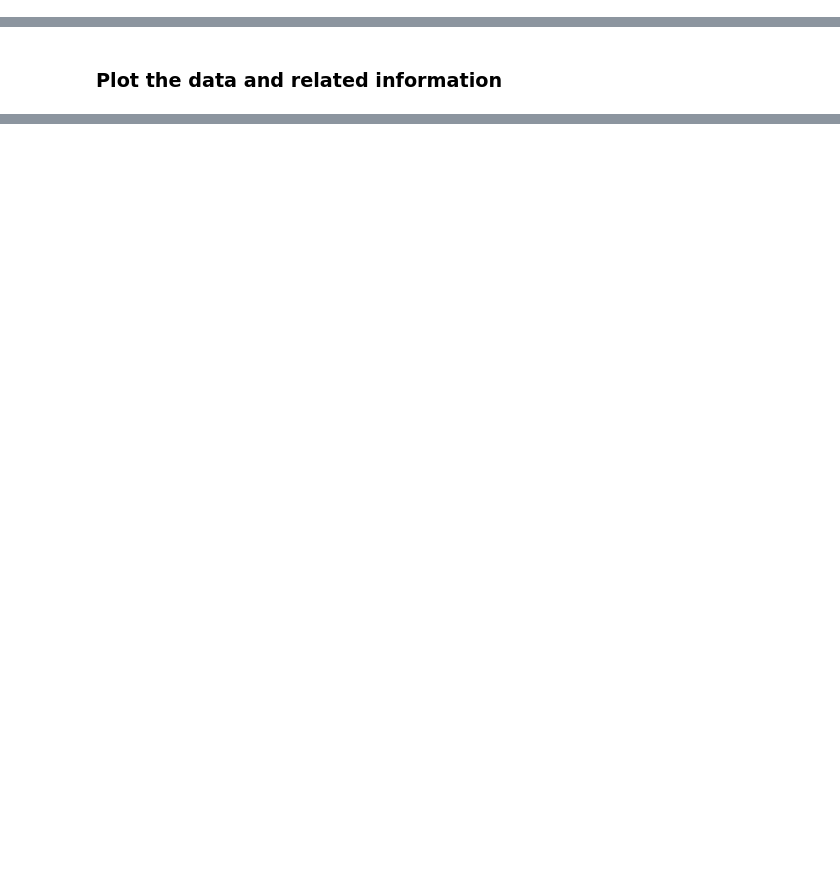
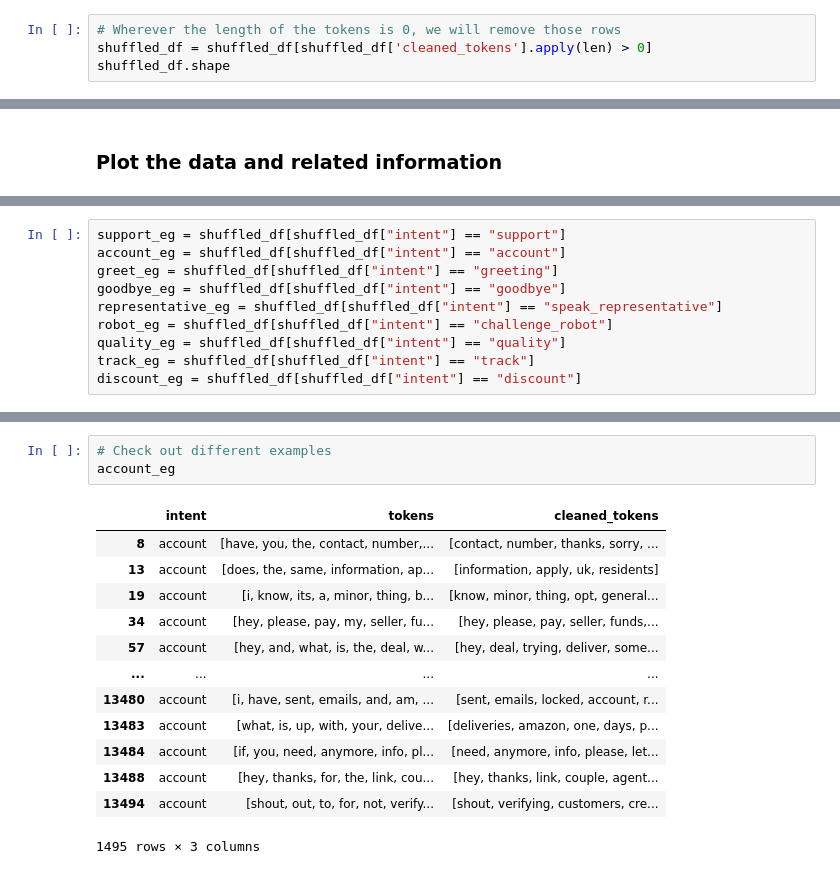
Before and after one commit to sinhasagar507/Customer-support-bot, a Jupyter notebook: notebooks/3.0_intent_classification_torch.ipynb, the cells around one changed output, grey strips where cells are left out. Saved outputs shown, nothing was run; the diff lists cells and outputs as text; blank space fills up the shorter version.

```diff
--- a/notebooks/3.0_intent_classification_torch.ipynb
+++ b/notebooks/3.0_intent_classification_torch.ipynb
@@ -230,0 +290,4 @@ shuffled_df['cleaned_tokens'][100]
+# %%
+# Wherever the length of the tokens is 0, we will remove those rows
+shuffled_df = shuffled_df[shuffled_df['cleaned_tokens'].apply(len) > 0]
+shuffled_df.shape
@@ -901,0 +1232,10 @@ wandb.config
+# %%
+support_eg = shuffled_df[shuffled_df["intent"] == "support"]
+account_eg = shuffled_df[shuffled_df["intent"] == "account"]
+greet_eg = shuffled_df[shuffled_df["intent"] == "greeting"]
+goodbye_eg = shuffled_df[shuffled_df["intent"] == "goodbye"]
+representative_eg = shuffled_df[shuffled_df["intent"] == "speak_representative"]
+robot_eg = shuffled_df[shuffled_df["intent"] == "challenge_robot"]
+quality_eg = shuffled_df[shuffled_df["intent"] == "quality"]
+track_eg = shuffled_df[shuffled_df["intent"] == "track"]
+discount_eg = shuffled_df[shuffled_df["intent"] == "discount"]
@@ -901,0 +1266,17 @@ wandb.config
+# %%
+# Check out different examples
+account_eg
+# %% [output]
+|  | intent | tokens | cleaned_tokens |
+| 8 | account | [have, you, the, contact, number,... | [contact, number, thanks, sorry, ... |
+| 13 | account | [does, the, same, information, ap... | [information, apply, uk, residents] |
+| 19 | account | [i, know, its, a, minor, thing, b... | [know, minor, thing, opt, general... |
+| 34 | account | [hey, please, pay, my, seller, fu... | [hey, please, pay, seller, funds,... |
+| 57 | account | [hey, and, what, is, the, deal, w... | [hey, deal, trying, deliver, some... |
+| ... | ... | ... | ... |
+| 13480 | account | [i, have, sent, emails, and, am, ... | [sent, emails, locked, account, r... |
+| 13483 | account | [what, is, up, with, your, delive... | [deliveries, amazon, one, days, p... |
+| 13484 | account | [if, you, need, anymore, info, pl... | [need, anymore, info, please, let... |
+| 13488 | account | [hey, thanks, for, the, link, cou... | [hey, thanks, link, couple, agent... |
+| 13494 | account | [shout, out, to, for, not, verify... | [shout, verifying, customers, cre... |
+1495 rows × 3 columns
```
Also changed, not shown: parts of 69 cells of this notebook, 4 other files.
